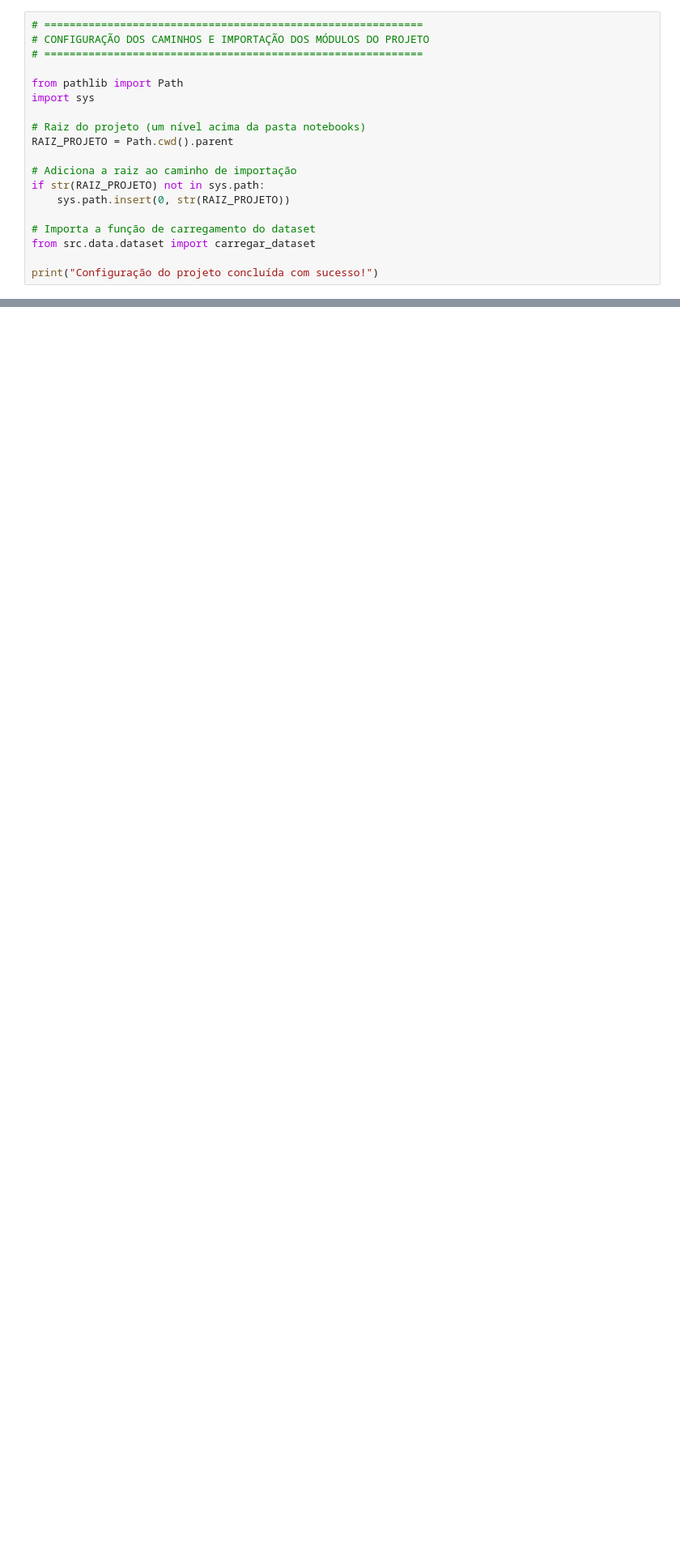
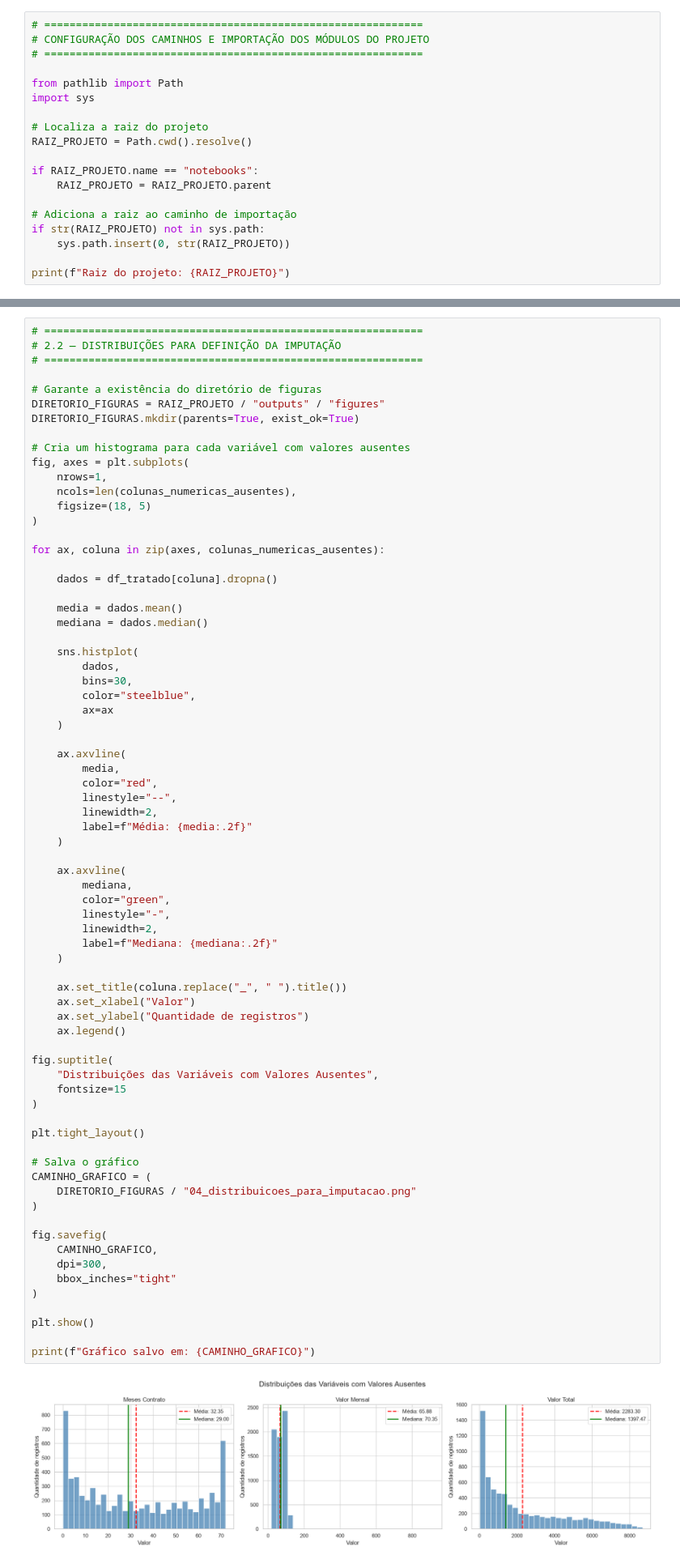
Before and after one commit to Cristina-Freitas/telecom-churn-prediction, a Jupyter notebook: notebooks/01_analise_exploratoria.ipynb, the cells around one changed output, grey strips where cells are left out. Shown at 81% size. Saved outputs shown, nothing was run; the diff lists cells and outputs as text; blank space fills up the shorter version.

Commit message:
feat: implementação da limpeza e tratamento de dados

```diff
--- a/notebooks/01_analise_exploratoria.ipynb
+++ b/notebooks/01_analise_exploratoria.ipynb
@@ -61,15 +61,15 @@ Diretório de trabalho: c:\Users\crisj\OneDrive\Área de Trabalho\SCTECH\telecom
 from pathlib import Path
 import sys
 
-# Raiz do projeto (um nível acima da pasta notebooks)
-RAIZ_PROJETO = Path.cwd().parent
+# Localiza a raiz do projeto
+RAIZ_PROJETO = Path.cwd().resolve()
+
+if RAIZ_PROJETO.name == "notebooks":
+    RAIZ_PROJETO = RAIZ_PROJETO.parent
 
 # Adiciona a raiz ao caminho de importação
 if str(RAIZ_PROJETO) not in sys.path:
     sys.path.insert(0, str(RAIZ_PROJETO))
 
-# Importa a função de carregamento do dataset
-from src.data.dataset import carregar_dataset
-
-print("Configuração do projeto concluída com sucesso!")
+print(f"Raiz do projeto: {RAIZ_PROJETO}")
 # %% [output]
@@ -476,0 +601,74 @@ Também foram identificados valores ausentes, possíveis valores atípicos e uma
+# %%
+# ============================================================
+# 2.2 — DISTRIBUIÇÕES PARA DEFINIÇÃO DA IMPUTAÇÃO
+# ============================================================
+
+# Garante a existência do diretório de figuras
+DIRETORIO_FIGURAS = RAIZ_PROJETO / "outputs" / "figures"
+DIRETORIO_FIGURAS.mkdir(parents=True, exist_ok=True)
+
+# Cria um histograma para cada variável com valores ausentes
+fig, axes = plt.subplots(
+    nrows=1,
+    ncols=len(colunas_numericas_ausentes),
+    figsize=(18, 5)
+)
+
+for ax, coluna in zip(axes, colunas_numericas_ausentes):
+
+    dados = df_tratado[coluna].dropna()
+
+    media = dados.mean()
+    mediana = dados.median()
+
+    sns.histplot(
+        dados,
+        bins=30,
+        color="steelblue",
+        ax=ax
+    )
+
+    ax.axvline(
+        media,
+        color="red",
+        linestyle="--",
+        linewidth=2,
+        label=f"Média: {media:.2f}"
+    )
+
+    ax.axvline(
+        mediana,
+        color="green",
+        linestyle="-",
+        linewidth=2,
+        label=f"Mediana: {mediana:.2f}"
+    )
+
+    ax.set_title(coluna.replace("_", " ").title())
+    ax.set_xlabel("Valor")
+    ax.set_ylabel("Quantidade de registros")
+    ax.legend()
+
+fig.suptitle(
+    "Distribuições das Variáveis com Valores Ausentes",
+    fontsize=15
+)
+
+plt.tight_layout()
+
+# Salva o gráfico
+CAMINHO_GRAFICO = (
+    DIRETORIO_FIGURAS / "04_distribuicoes_para_imputacao.png"
+)
+
+fig.savefig(
+    CAMINHO_GRAFICO,
+    dpi=300,
+    bbox_inches="tight"
+)
+
+plt.show()
+
+print(f"Gráfico salvo em: {CAMINHO_GRAFICO}")
+# %% [output]
+[figure, added]
```
Also changed, not shown: parts of 22 cells of this notebook, 7 other files.
